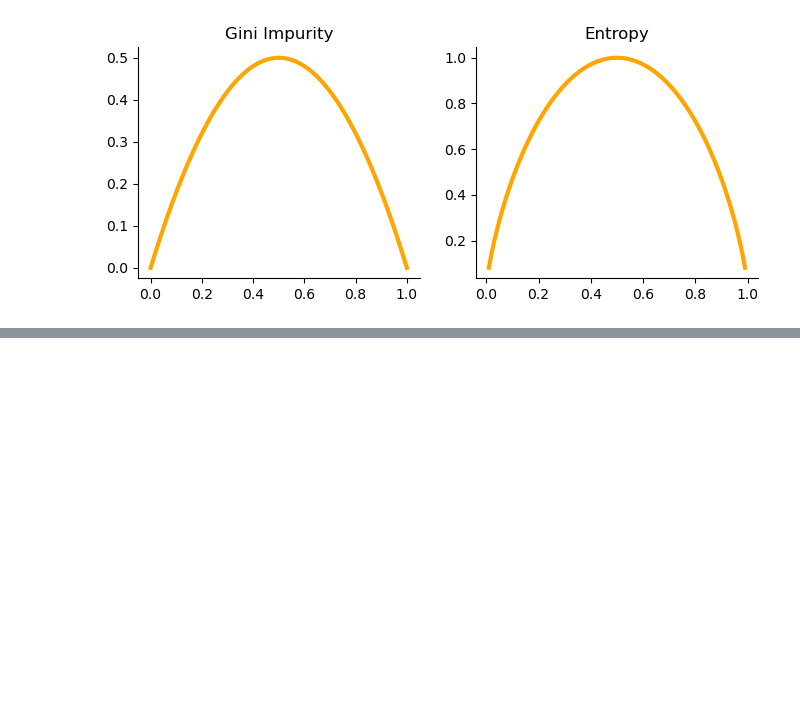
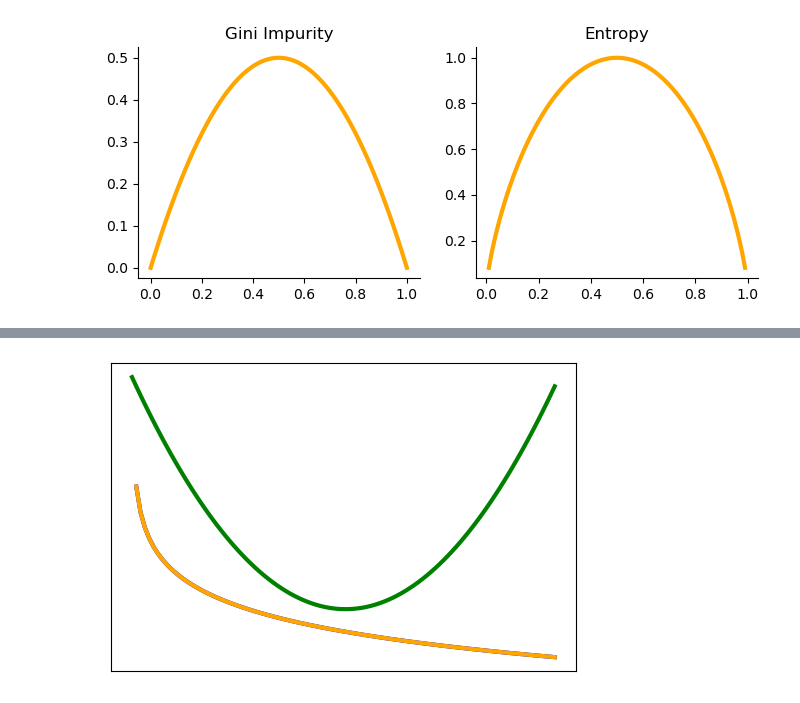
Before and after one commit to froukje/datamapu, a Jupyter notebook: notebooks/plots.ipynb, the cells around one changed output, grey strips where cells are left out. Saved outputs shown, nothing was run; the diff lists cells and outputs as text; code cells hidden in the pictures; blank space fills up the shorter version.

```diff
--- a/notebooks/plots.ipynb
+++ b/notebooks/plots.ipynb
@@ -185,0 +374,14 @@ ax.plot(x, y, color='orange',linewidth=3.0);
+# %%
+fig, ax = plt.subplots(1,1, figsize=(6,4))
+x = np.arange(-5,5,0.1)
+y = 0.5*x**2
+y1 = 2 - 2*np.log(x+5)
+y2 = 2 + 2*np.log(-x)
+ax.plot(x, y, color='green',linewidth=3.0)
+ax.plot(x, y1, color='blue',linewidth=3.0)
+ax.plot(x, y1, color='orange',linewidth=3.0)
+
+ax.set_xticks([])
+ax.set_yticks([]);
+# %% [output]
+[figure, added]
```
Also changed, not shown: parts of 9 cells of this notebook, 6 other files.
